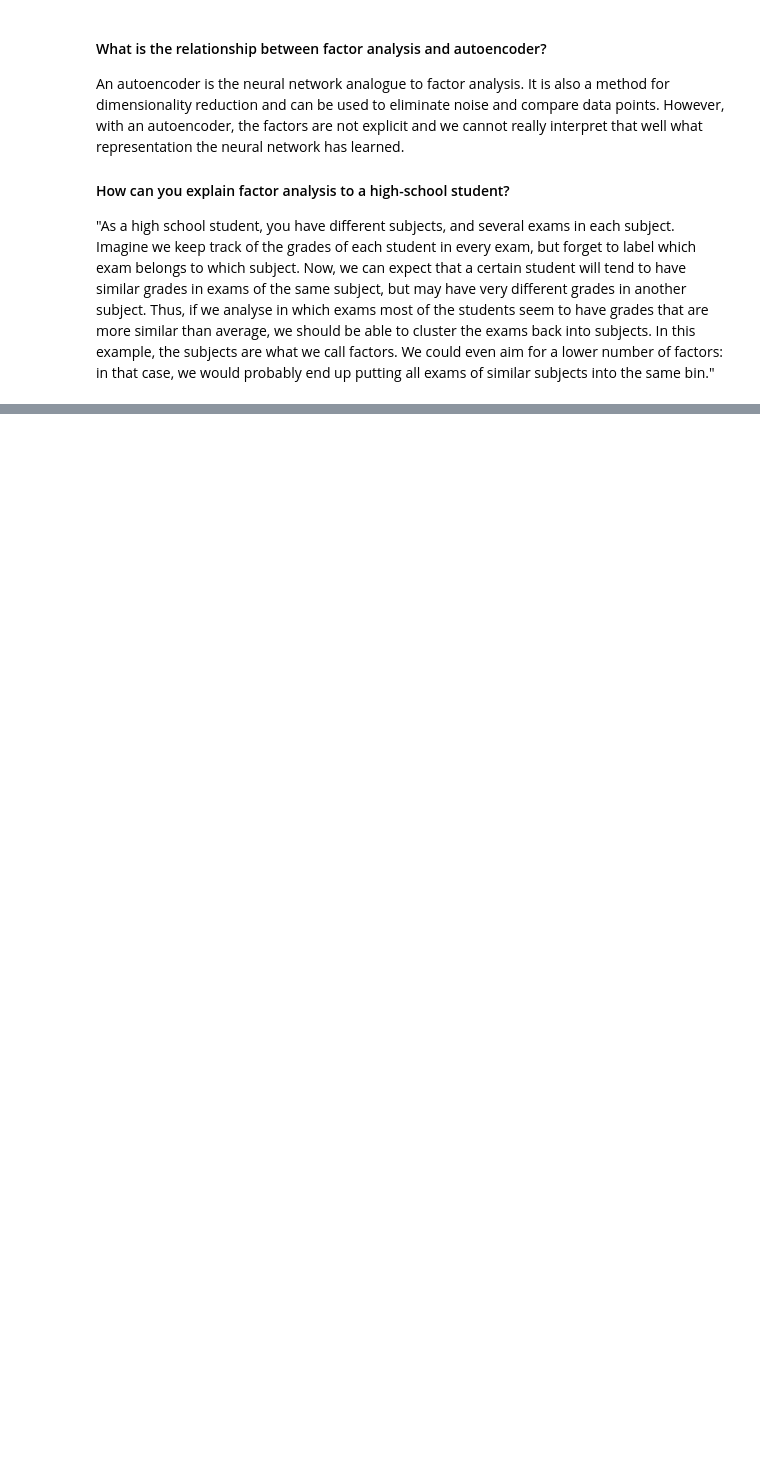
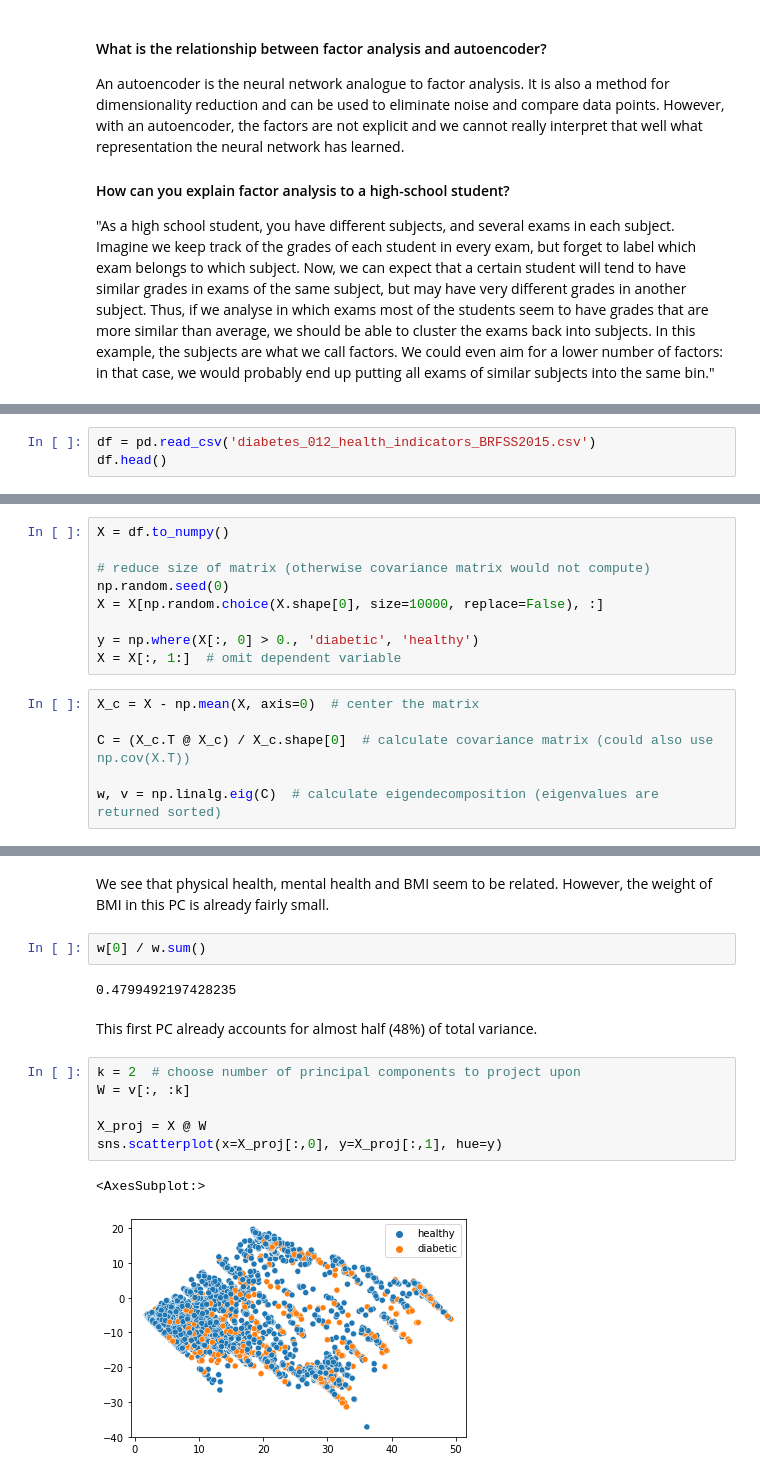
Before and after one commit to gjoyet/mcbdd, a Jupyter notebook: factor_analysis/factor_analysis.ipynb, the cells around one changed output, grey strips where cells are left out. Cells and saved outputs as stored; diff of their text form; blank space fills up the shorter version.

Commit message:
Add code in notebook for module 3. Experiments with PCA while exploring a dataset about diabetes risk factors.

```diff
--- a/factor_analysis/factor_analysis.ipynb
+++ b/factor_analysis/factor_analysis.ipynb
@@ -41,0 +50,3 @@ An autoencoder is the neural network analogue to factor analysis. It is also a m
+# %%
+df = pd.read_csv('diabetes_012_health_indicators_BRFSS2015.csv')
+df.head()
@@ -41,0 +65,15 @@ An autoencoder is the neural network analogue to factor analysis. It is also a m
+# %%
+X = df.to_numpy()
+
+# reduce size of matrix (otherwise covariance matrix would not compute)
+np.random.seed(0)
+X = X[np.random.choice(X.shape[0], size=10000, replace=False), :]
+
+y = np.where(X[:, 0] > 0., 'diabetic', 'healthy')
+X = X[:, 1:]  # omit dependent variable
+# %%
+X_c = X - np.mean(X, axis=0)  # center the matrix
+
+C = (X_c.T @ X_c) / X_c.shape[0]  # calculate covariance matrix (could also use np.cov(X.T))
+
+w, v = np.linalg.eig(C)  # calculate eigendecomposition (eigenvalues are returned sorted)
@@ -41,0 +88,17 @@ An autoencoder is the neural network analogue to factor analysis. It is also a m
+# %% [markdown]
+We see that physical health, mental health and BMI seem to be related. However, the weight of BMI in this PC is already fairly small.
+# %%
+w[0] / w.sum()
+# %% [output]
+0.4799492197428235
+# %% [markdown]
+This first PC already accounts for almost half (48%) of total variance.
+# %%
+k = 2  # choose number of principal components to project upon
+W = v[:, :k]
+
+X_proj = X @ W
+sns.scatterplot(x=X_proj[:,0], y=X_proj[:,1], hue=y)
+# %% [output]
+<AxesSubplot:>
+[figure, added]
```
Also changed, not shown: parts of 12 cells of this notebook.
